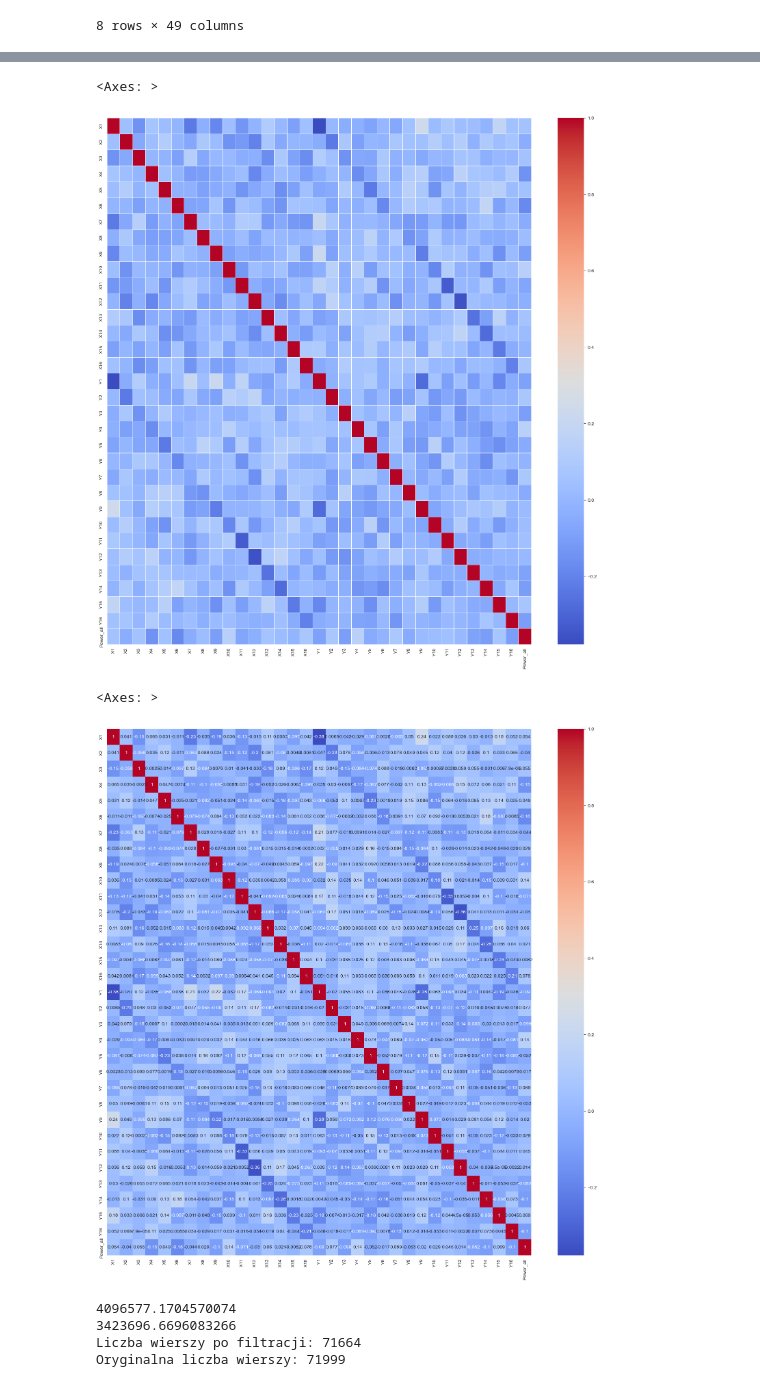
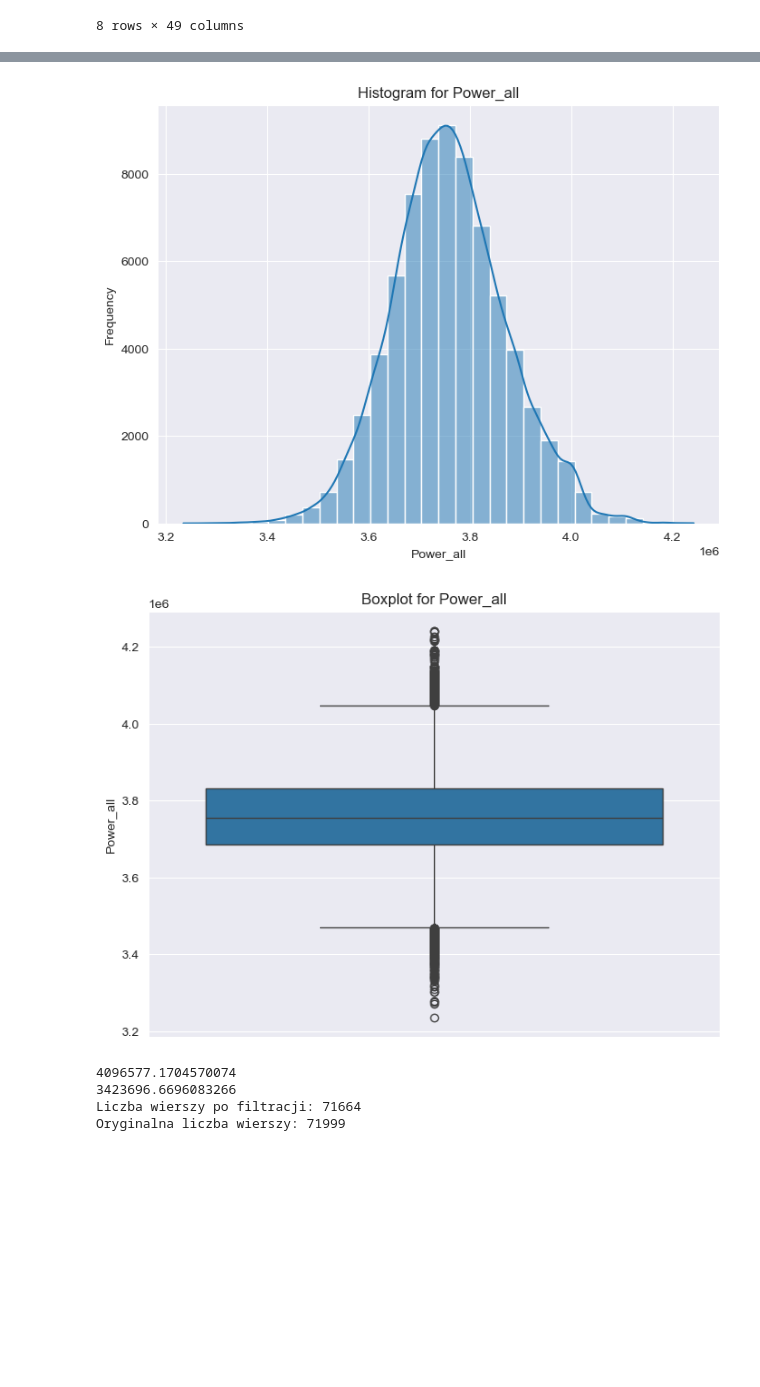
Before and after one commit to Ciaptok/Wave-Energy-Converters-Dataset-Analyze, a Jupyter notebook: notebooks/Tasmania.ipynb, the cells around one changed output, grey strips where cells are left out. Cells and saved outputs as stored; diff of their text form; code cells hidden in the pictures; blank space fills up the shorter version.

```diff
--- a/notebooks/Tasmania.ipynb
+++ b/notebooks/Tasmania.ipynb
@@ -70,21 +37,23 @@ Length: 71999, dtype: bool
-# %%
-#usuwanie kolumn P
-columns_to_remove = [f"P{i}" for i in range(1, 17)]
-tasmania_df = tasmania_df.drop(columns=columns_to_remove, errors='ignore')
-# %%
-correlation_matrix = tasmania_df.corr()
-plt.figure(figsize=(20, 20))
-sns.heatmap(correlation_matrix, cmap='coolwarm',linewidths=0.5)
-# %% [output]
-<Axes: >
-[figure, removed]
-# %%
-correlation_matrix = tasmania_df.corr()
-plt.figure(figsize=(20, 20))
-sns.heatmap(correlation_matrix, cmap='coolwarm', annot=True)
-# %% [output]
-<Axes: >
-[figure, removed]
+# %%
+# Histogram dla kolumny Power_all
+# sydney_df['Power_all'] = np.log(sydney_df['Power_all'] - sydney_df['Power_all'].min() + 1)
+
+plt.figure(figsize=(8, 6))
+sns.histplot(tasmania_df['Power_all'], kde=True, bins=30)
+plt.title('Histogram for Power_all')
+plt.xlabel('Power_all')
+plt.ylabel('Frequency')
+plt.show()
+
+# Boxplot dla kolumny Power_all
+plt.figure(figsize=(8, 6))
+sns.boxplot(y=tasmania_df['Power_all'])
+plt.title('Boxplot for Power_all')
+plt.ylabel('Power_all')
+plt.show()
+# %% [output]
+[figure, added]
+[figure, added]
 # %%
 upper_limit = tasmania_df['Power_all'].mean() + 3 * tasmania_df['Power_all'].std()
 lower_limit = tasmania_df['Power_all'].mean() - 3 * tasmania_df['Power_all'].std()
```
Also changed, not shown: parts of 15 cells of this notebook, 2 other files.
